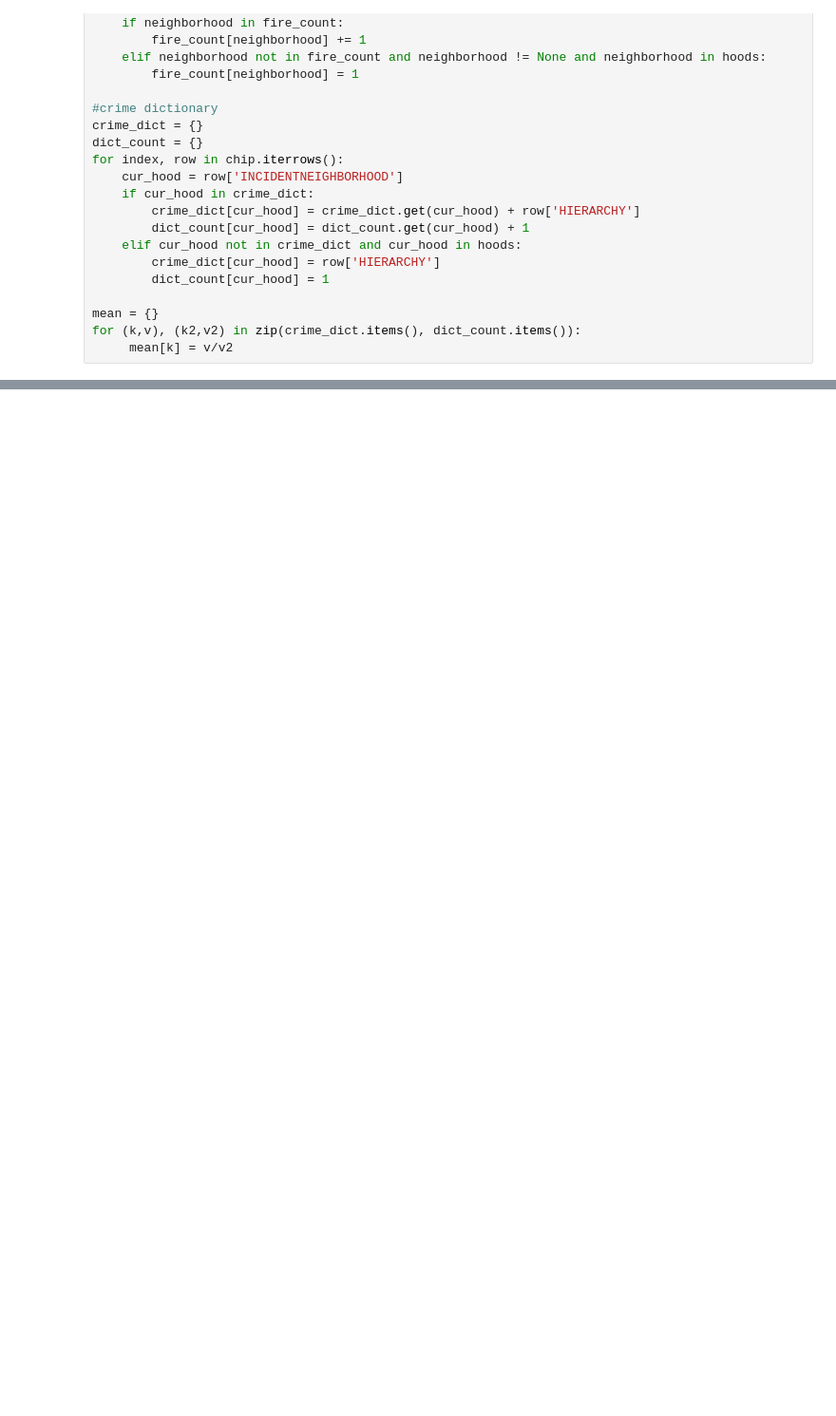
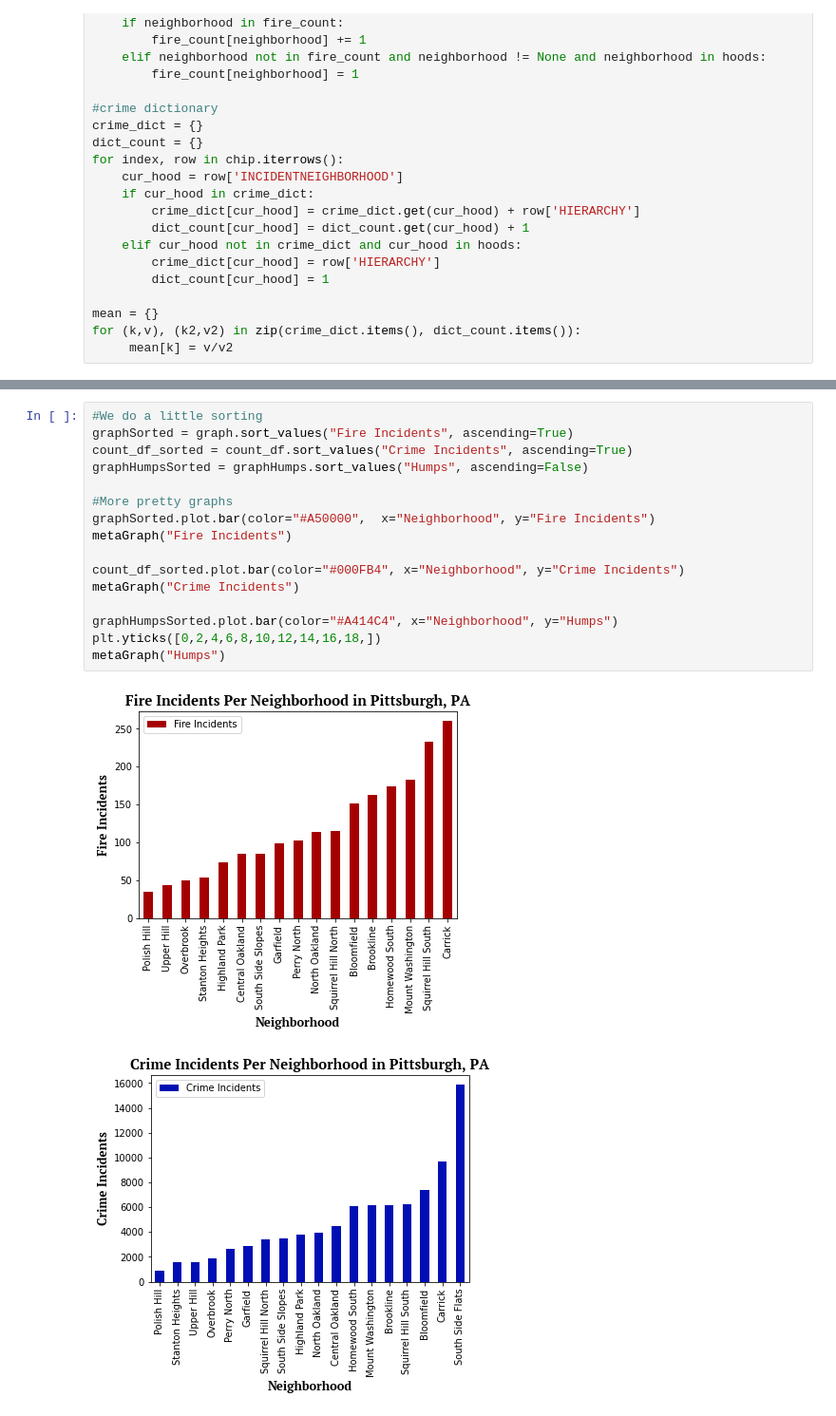
Before and after one commit to MasonGobat/bigIdeasFinalProject, a Jupyter notebook: hoodSafety.ipynb, the cells around one changed output, grey strips where cells are left out. Shown at 95% size. Drawn from its saved outputs; the diff is of its cells as text; blank space fills up the shorter version.

```diff
--- a/hoodSafety.ipynb
+++ b/hoodSafety.ipynb
@@ -133,0 +122,19 @@ success
+# %%
+#We do a little sorting
+graphSorted = graph.sort_values("Fire Incidents", ascending=True)
+count_df_sorted = count_df.sort_values("Crime Incidents", ascending=True)
+graphHumpsSorted = graphHumps.sort_values("Humps", ascending=False)
+
+#More pretty graphs
+graphSorted.plot.bar(color="#A50000",  x="Neighborhood", y="Fire Incidents")
+metaGraph("Fire Incidents")
+
+count_df_sorted.plot.bar(color="#000FB4", x="Neighborhood", y="Crime Incidents")
+metaGraph("Crime Incidents")
+
+graphHumpsSorted.plot.bar(color="#A414C4", x="Neighborhood", y="Humps")
+plt.yticks([0,2,4,6,8,10,12,14,16,18,])
+metaGraph("Humps")
+# %% [output]
+[figure, added]
+[figure, added]
```
Also changed, not shown: parts of 15 cells of this notebook.
